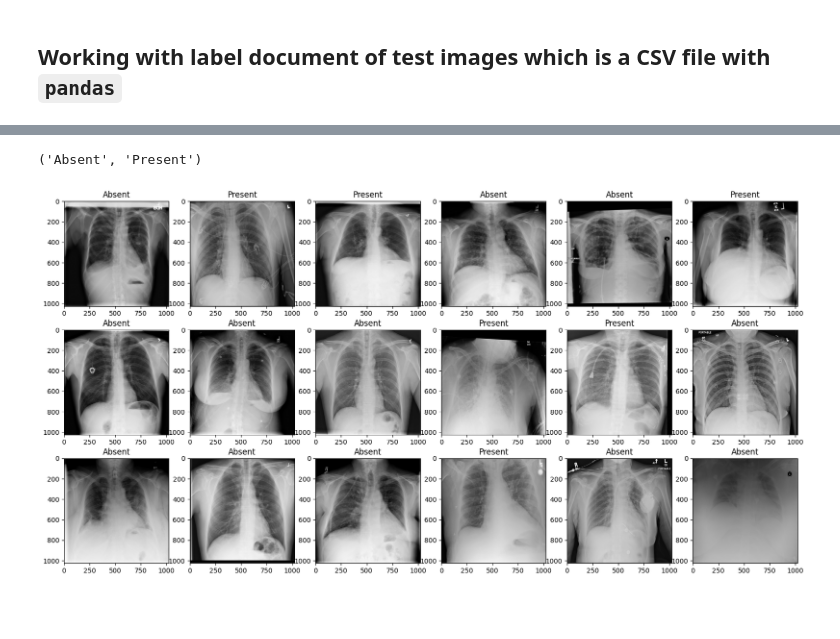
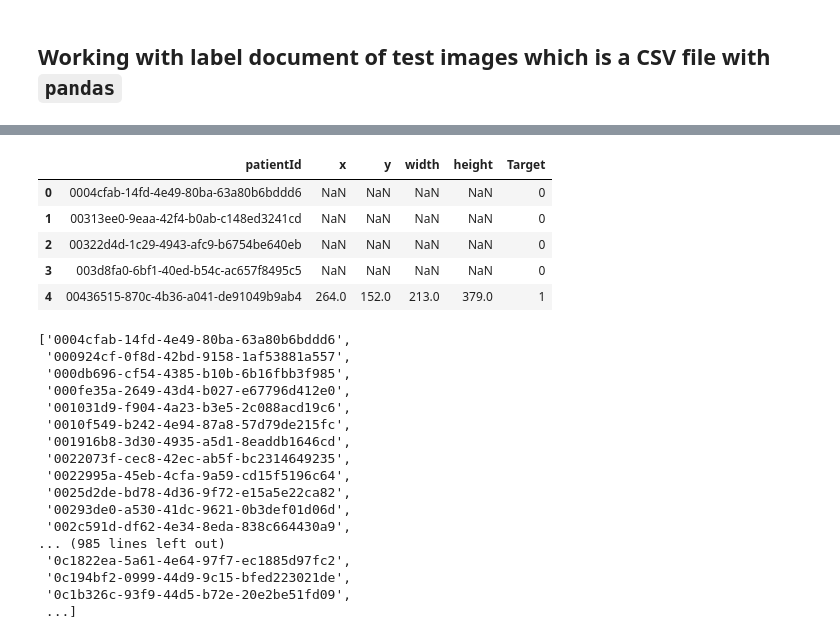
Before and after one commit to kmsmeng/ML_Projects, a Jupyter notebook: Medical_Image_Classification/pneumonia_detection_challenge.ipynb, the cells around one changed output, grey strips where cells are left out. Cells and saved outputs as stored; diff of their text form; code cells hidden in the pictures; blank space fills up the shorter version.

```diff
--- a/Medical_Image_Classification/pneumonia_detection_challenge.ipynb
+++ b/Medical_Image_Classification/pneumonia_detection_challenge.ipynb
@@ -57,7 +48,7 @@ plt.imshow(image_pixel)
 # %%
 # File path of the labels
 
-train_labels_file = data_file/'stage_2_train_labels.csv'
-train_labels_file
+label_file = data_file/'stage_2_train_labels.csv'
+label_file
 # %% [output]
 WindowsPath('data/pneumonia_dataset/stage_2_train_labels.csv')
@@ -157,23 +58,0 @@ labels_dict = {0: 'Absent',
-# %%
-labels_dict[0], labels_dict[1]
-# %% [output]
-('Absent', 'Present')
-# %%
-plt.figure(figsize=(20, 10))
-
-for i in range(len(rand_int_list)):
-    plt.subplot(3, 6, i+1)
-
-    random_int = rand_int_list[i]
-
-    image_path = train_images_path[random_int]
-    image = pydicom.dcmread(image_path)
-    image_pixel = image.pixel_array
-
-    plt.imshow(image_pixel, cmap='gray')
-    image_label = all_labels_list[random_int]
-
-    # print(image_label)
-    plt.title(labels_dict[image_label])
-# %% [output]
-[figure, removed]
@@ -179,0 +62,13 @@ for i in range(len(rand_int_list)):
+# %%
+import pandas as pd
+
+# read the label csv file into the 'df_label_file' variable
+df_label_file = pd.read_csv(label_file)
+display(df_label_file[:5])
+# %% [output]
+|  | patientId | x | y | width | height | Target |
+| 0 | 0004cfab-14fd-4e49-80ba-63a80b6bddd6 | NaN | NaN | NaN | NaN | 0 |
+| 1 | 00313ee0-9eaa-42f4-b0ab-c148ed3241cd | NaN | NaN | NaN | NaN | 0 |
+| 2 | 00322d4d-1c29-4943-afc9-b6754be640eb | NaN | NaN | NaN | NaN | 0 |
+| 3 | 003d8fa0-6bf1-40ed-b54c-ac657f8495c5 | NaN | NaN | NaN | NaN | 0 |
+| 4 | 00436515-870c-4b36-a041-de91049b9ab4 | 264.0 | 152.0 | 213.0 | 379.0 | 1 |
@@ -179,0 +92,20 @@ for i in range(len(rand_int_list)):
+# %%
+train_patientId
+# %% [output]
+['0004cfab-14fd-4e49-80ba-63a80b6bddd6',
+ '000924cf-0f8d-42bd-9158-1af53881a557',
+ '000db696-cf54-4385-b10b-6b16fbb3f985',
+ '000fe35a-2649-43d4-b027-e67796d412e0',
+ '001031d9-f904-4a23-b3e5-2c088acd19c6',
+ '0010f549-b242-4e94-87a8-57d79de215fc',
+ '001916b8-3d30-4935-a5d1-8eaddb1646cd',
+ '0022073f-cec8-42ec-ab5f-bc2314649235',
+ '0022995a-45eb-4cfa-9a59-cd15f5196c64',
+ '0025d2de-bd78-4d36-9f72-e15a5e22ca82',
+ '00293de0-a530-41dc-9621-0b3def01d06d',
+ '002c591d-df62-4e34-8eda-838c664430a9',
+... (985 lines left out)
+ '0c1822ea-5a61-4e64-97f7-ec1885d97fc2',
+ '0c194bf2-0999-44d9-9c15-bfed223021de',
+ '0c1b326c-93f9-44d5-b72e-20e2be51fd09',
+ ...]
```
Also changed, not shown: parts of 21 cells of this notebook, 8 other files.
